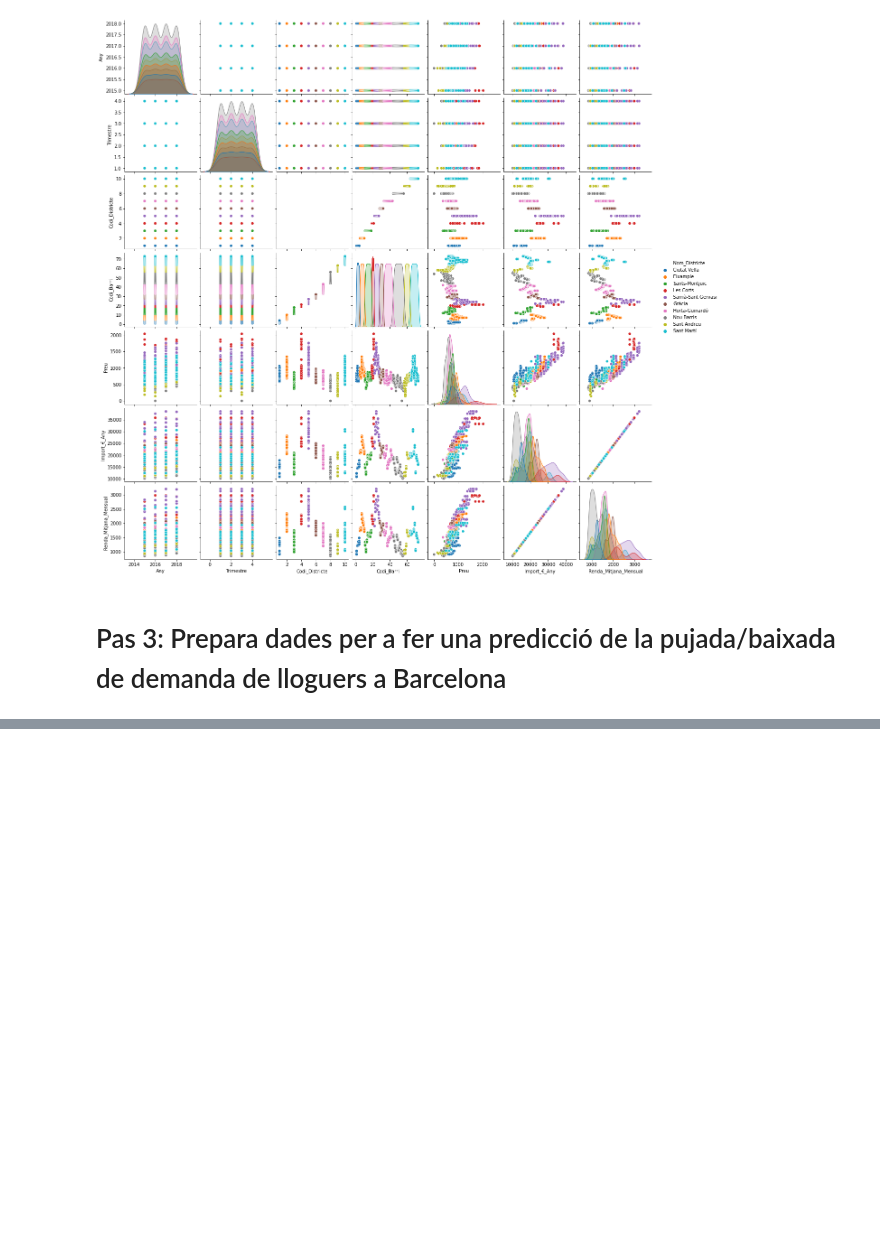
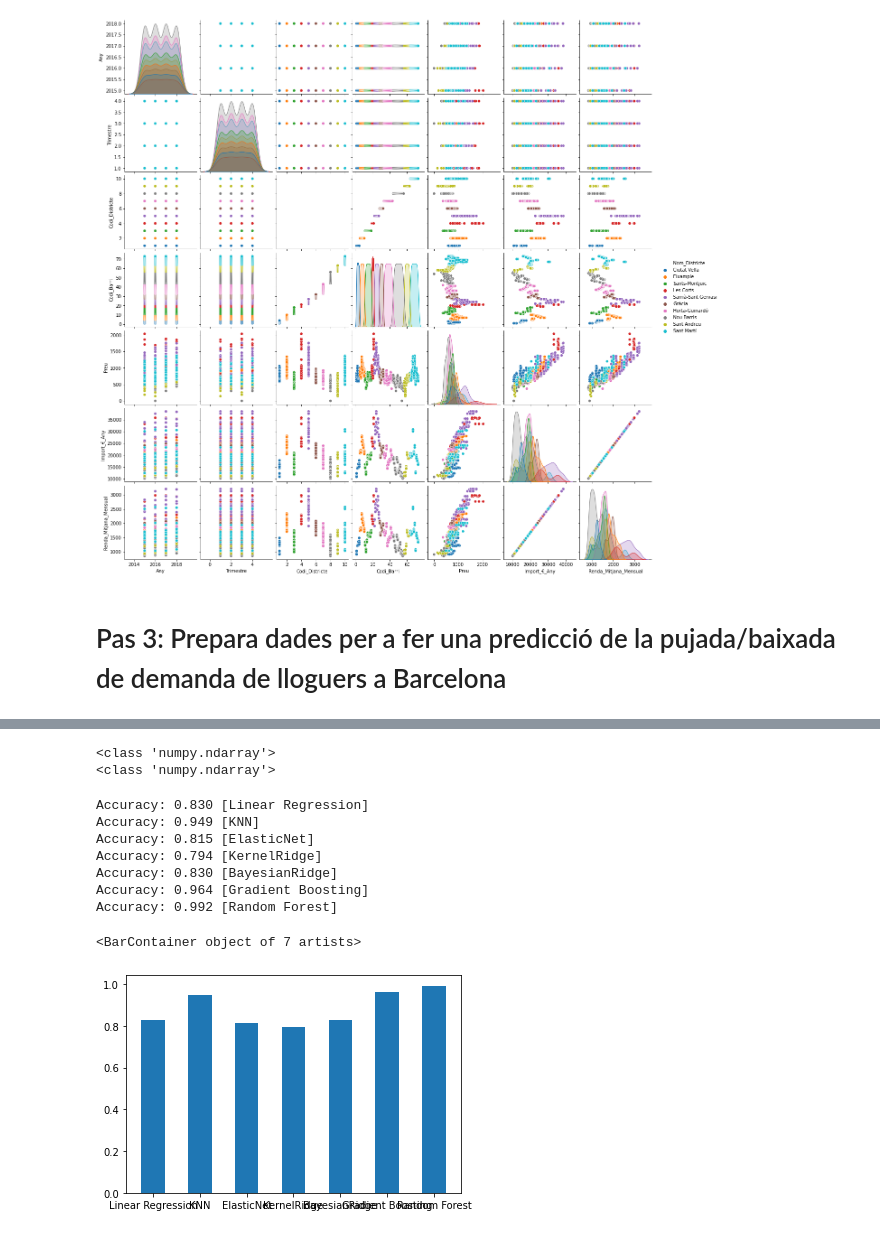
Before and after one commit to aacraf/studenthousing, a Jupyter notebook: main.ipynb, the cells around one changed output, grey strips where cells are left out. Saved outputs shown, nothing was run; the diff lists cells and outputs as text; code cells hidden in the pictures; blank space fills up the shorter version.

Commit message:
preprocessing and using lineal models and their accuracy score for price

```diff
--- a/main.ipynb
+++ b/main.ipynb
@@ -263,0 +289,7 @@ sns.pairplot(frame, hue='Nom_Districte')
+# %%
+frame.shape
+
+frame
+frame=frame.dropna(axis=0)
+frame.head()
+# frame = frame.drop(columns=['Nom_Districte', 'Nom_Barri', 'Lloguer_mitja'])
@@ -263,0 +303,50 @@ sns.pairplot(frame, hue='Nom_Districte')
+# %%
+frame=frame.drop('axis=')
+# %%
+y = frame['Preu'].values
+X = frame.drop(columns=['Preu']).values
+
+X =
+# x_train, x_test, y_train, y_test = train_test_split(X, y, test_size=0.2, random_state=0)
+
+y.shape
+print(type(y))
+X.shape
+
+print(type(X))
+# %% [output]
+<class 'numpy.ndarray'>
+<class 'numpy.ndarray'>
+# %%
+cv = 5
+
+reg1 = LinearRegression()
+reg2 = KNeighborsRegressor(n_neighbors=5)
+reg3 = ElasticNet()
+reg4 = KernelRidge()
+reg5 = BayesianRidge()
+reg6 = GradientBoostingRegressor()
+reg7 = RandomForestRegressor()
+
+# reg1.fit(X, y)
+# reg1.score(X, y)
+
+labels = ['Linear Regression','KNN', 'ElasticNet','KernelRidge', 'BayesianRidge', 'Gradient Boosting', 'Random Forest' ]
+scores = []
+for reg, label in zip([reg1, reg2, reg3, reg4, reg5, reg6, reg7], labels):
+    reg.fit(X, y)
+    # scores = cross_val_score(reg, X, y, cv=cv, scoring='accuracy')
+    scores.append(reg.score(X, y))
+    print("Accuracy: %0.3f [%s]" % (reg.score(X,y), label))
+
+plt.bar(labels, scores, width=0.5)
+# %% [output]
+Accuracy: 0.830 [Linear Regression]
+Accuracy: 0.949 [KNN]
+Accuracy: 0.815 [ElasticNet]
+Accuracy: 0.794 [KernelRidge]
+Accuracy: 0.830 [BayesianRidge]
+Accuracy: 0.964 [Gradient Boosting]
+Accuracy: 0.992 [Random Forest]
+<BarContainer object of 7 artists>
+[figure, added]
```
Also changed, not shown: parts of 4 cells of this notebook.
